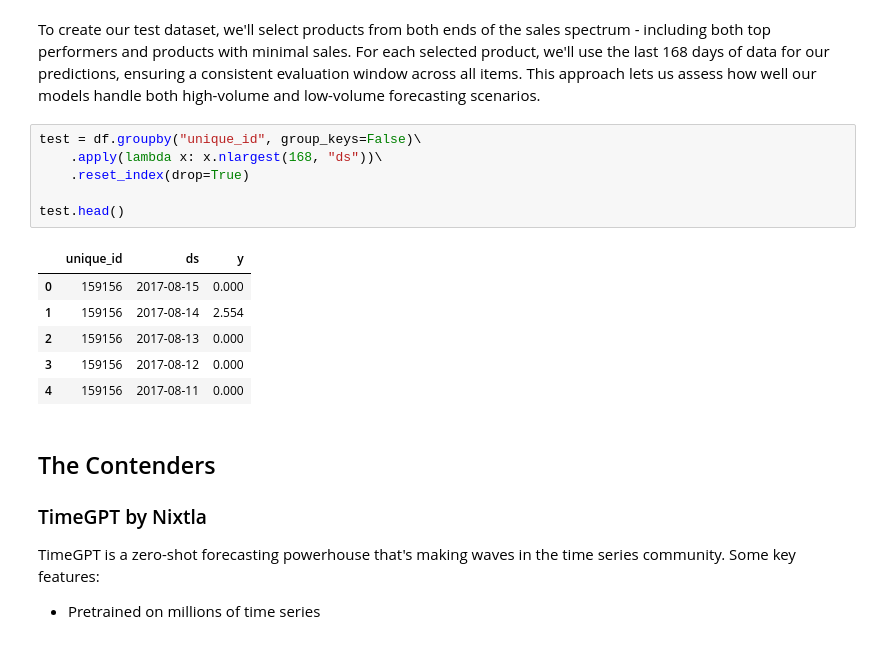
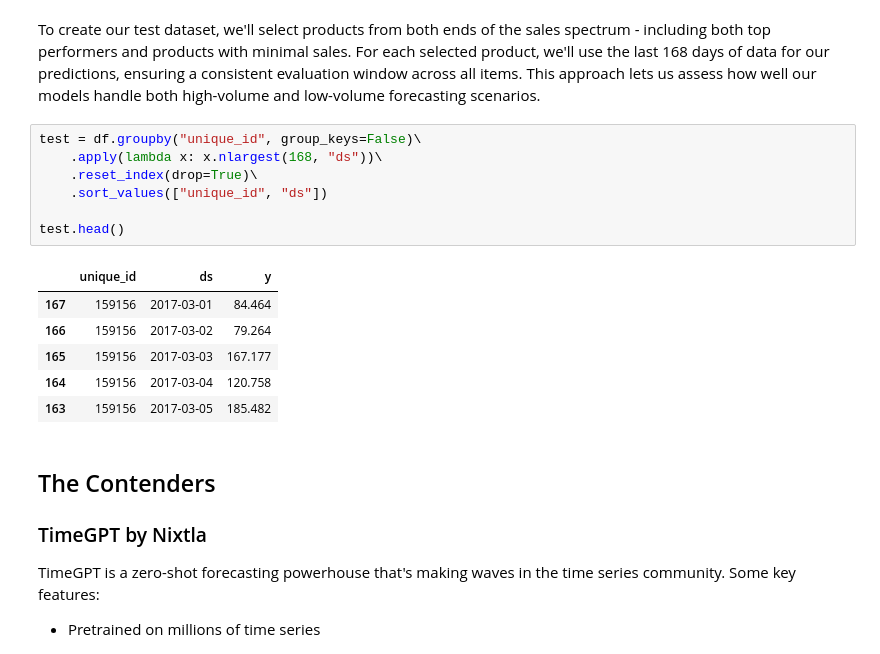
Before and after one commit to wearesulie/sulie, a Jupyter notebook: examples/time-series-fm-benchmarks-product-demand.ipynb, the cells around one changed output. Cells and saved outputs as stored; diff of their text form.

```diff
--- a/examples/time-series-fm-benchmarks-product-demand.ipynb
+++ b/examples/time-series-fm-benchmarks-product-demand.ipynb
@@ -111,16 +111,17 @@ To create our test dataset, we'll select products from both ends of the sales sp
 # %%
 test = df.groupby("unique_id", group_keys=False)\
     .apply(lambda x: x.nlargest(168, "ds"))\
-    .reset_index(drop=True)
+    .reset_index(drop=True)\
+    .sort_values(["unique_id", "ds"])
 
 test.head()
 # %% [output]
 |  | unique_id | ds | y |
-| 0 | 159156 | 2017-08-15 | 0.000 |
-| 1 | 159156 | 2017-08-14 | 2.554 |
-| 2 | 159156 | 2017-08-13 | 0.000 |
-| 3 | 159156 | 2017-08-12 | 0.000 |
-| 4 | 159156 | 2017-08-11 | 0.000 |
+| 167 | 159156 | 2017-03-01 | 84.464 |
+| 166 | 159156 | 2017-03-02 | 79.264 |
+| 165 | 159156 | 2017-03-03 | 167.177 |
+| 164 | 159156 | 2017-03-04 | 120.758 |
+| 163 | 159156 | 2017-03-05 | 185.482 |
 # %% [markdown]
 ## The Contenders
 
```
Also changed, not shown: parts of 8 cells of this notebook.
